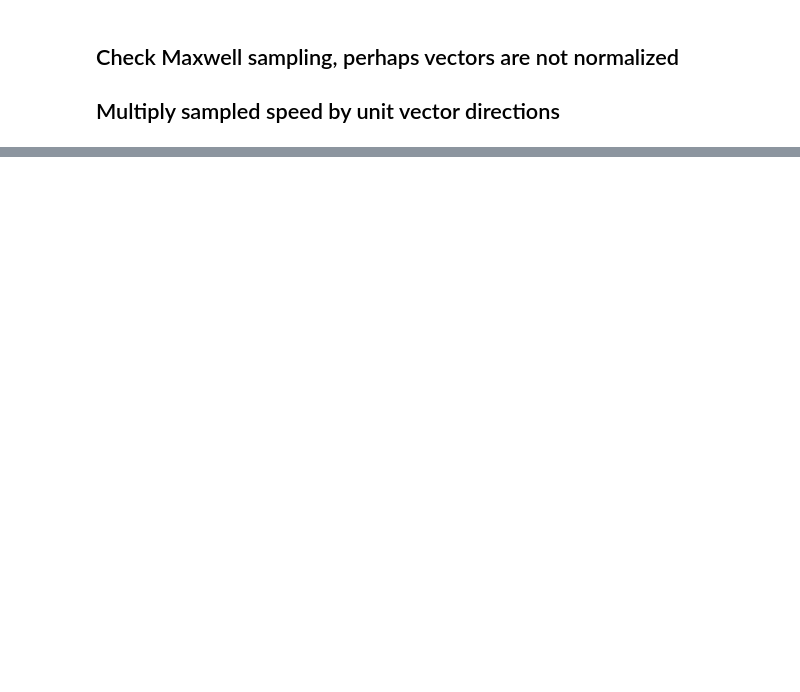
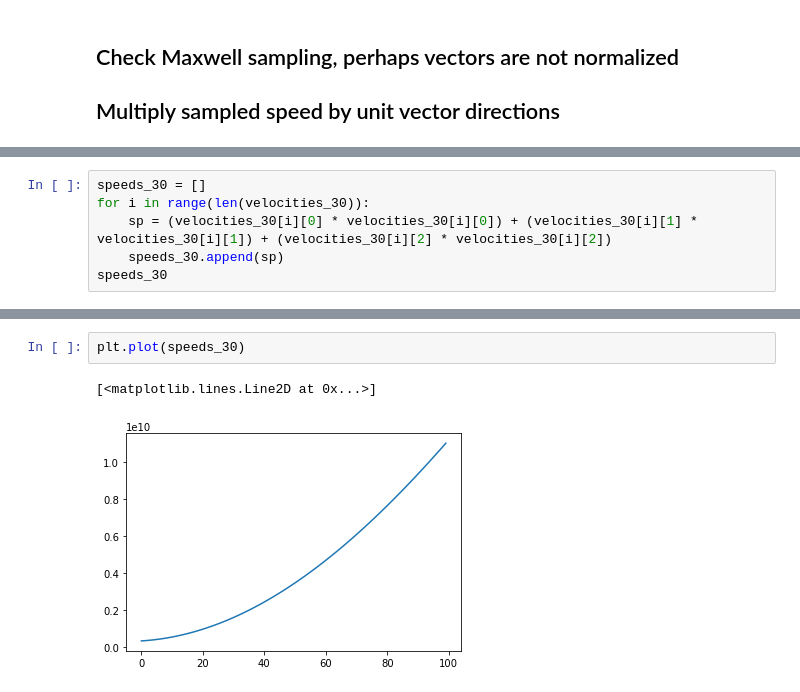
Before and after one commit to 18BME2104/MagneticMirror, a Jupyter notebook: notebooks/simulation.ipynb, the cells around one changed output, grey strips where cells are left out. Saved outputs shown, nothing was run; the diff lists cells and outputs as text; blank space fills up the shorter version.

```diff
--- a/notebooks/simulation.ipynb
+++ b/notebooks/simulation.ipynb
@@ -53,0 +176,6 @@ run.update_batch_with_unchanging_fields(self, index, dT, stepT, argsE, argsB)
+# %%
+speeds_30 = []
+for i in range(len(velocities_30)):
+    sp = (velocities_30[i][0] * velocities_30[i][0]) + (velocities_30[i][1] * velocities_30[i][1]) + (velocities_30[i][2] * velocities_30[i][2])
+    speeds_30.append(sp)
+speeds_30
@@ -53,0 +224,5 @@ run.update_batch_with_unchanging_fields(self, index, dT, stepT, argsE, argsB)
+# %%
+plt.plot(speeds_30)
+# %% [output]
+[<matplotlib.lines.Line2D at 0x...>]
+[figure, added]
```
Also changed, not shown: parts of 29 cells of this notebook, 7 other files.
